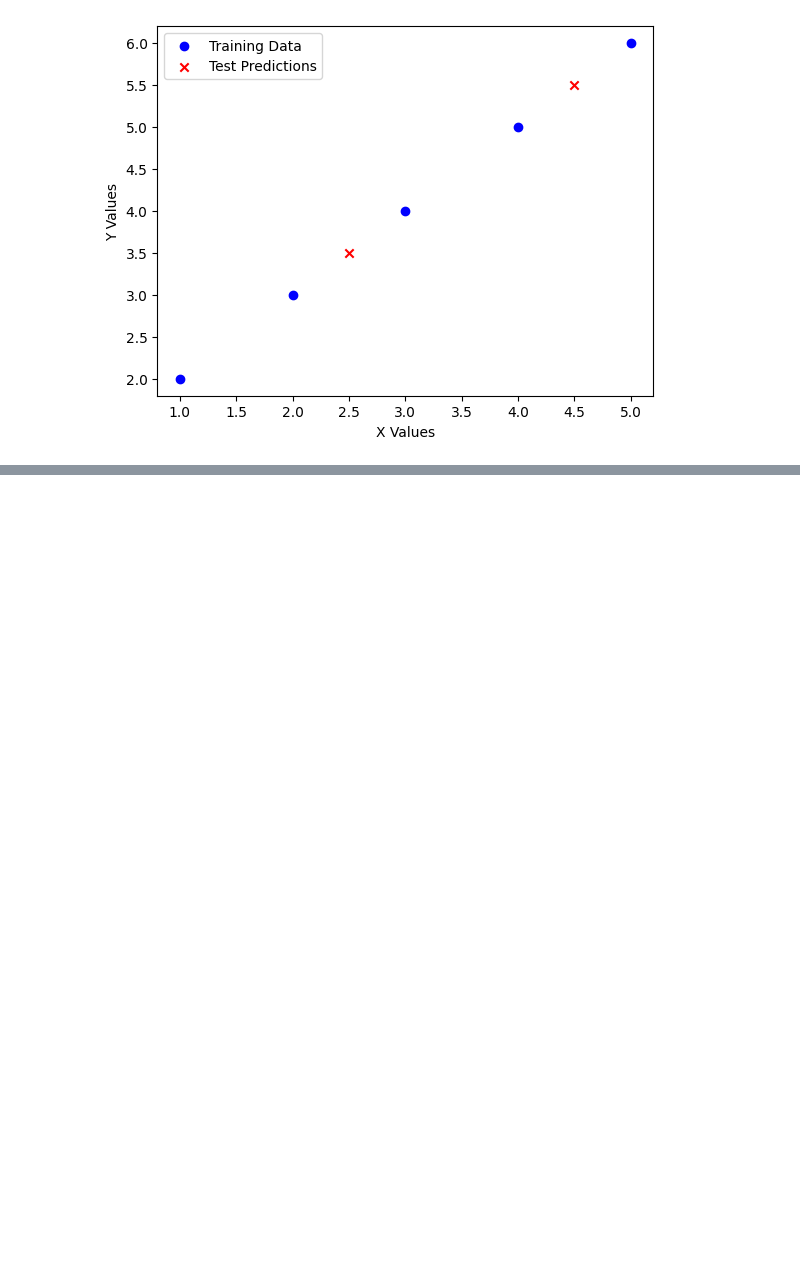
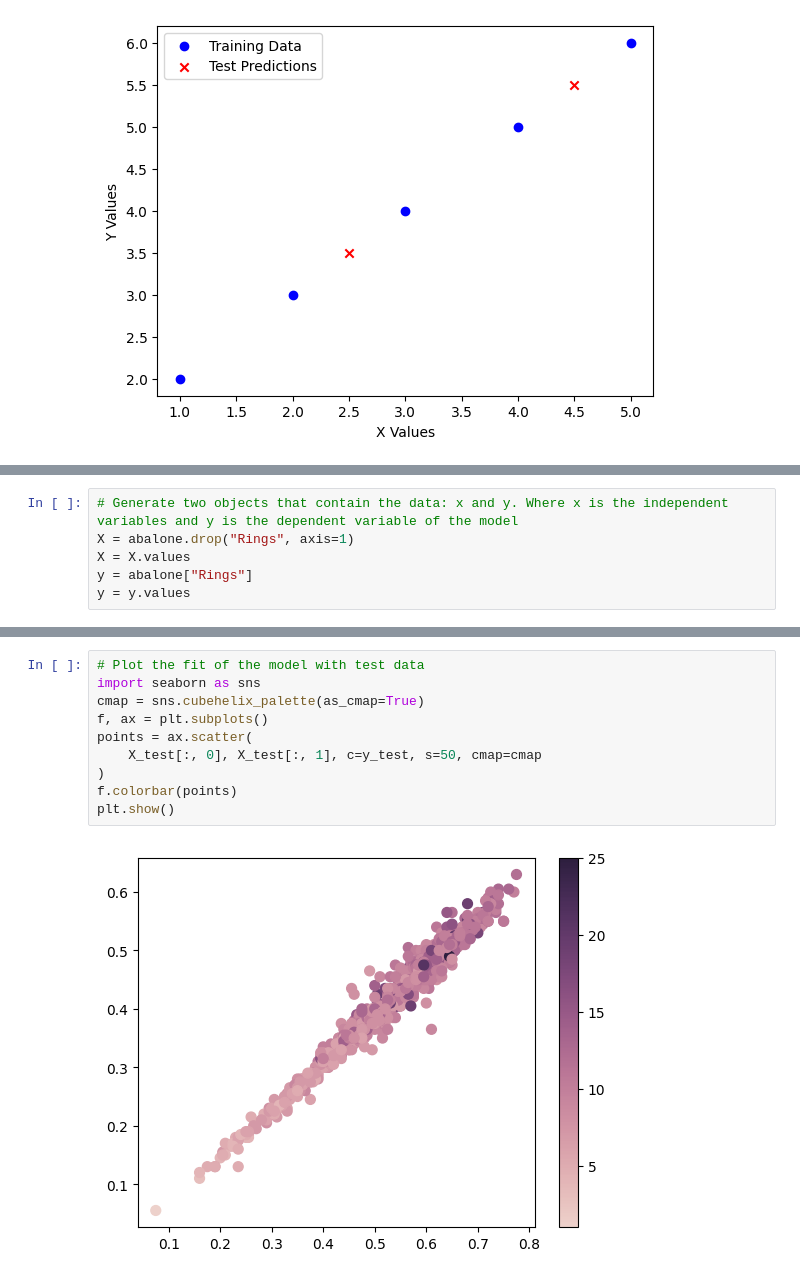
Before and after one commit to Packetouille/machine-learning-research, a Jupyter notebook: k-nearest-neighbors/K_Nearest_Neighbor.ipynb, the cells around one changed output, grey strips where cells are left out. Saved outputs shown, nothing was run; the diff lists cells and outputs as text; blank space fills up the shorter version.

```diff
--- a/k-nearest-neighbors/K_Nearest_Neighbor.ipynb
+++ b/k-nearest-neighbors/K_Nearest_Neighbor.ipynb
@@ -155,0 +242,6 @@ plt.show()
+# %%
+# Generate two objects that contain the data: x and y. Where x is the independent variables and y is the dependent variable of the model
+X = abalone.drop("Rings", axis=1)
+X = X.values
+y = abalone["Rings"]
+y = y.values
@@ -155,0 +323,12 @@ plt.show()
+# %%
+# Plot the fit of the model with test data
+import seaborn as sns
+cmap = sns.cubehelix_palette(as_cmap=True)
+f, ax = plt.subplots()
+points = ax.scatter(
+    X_test[:, 0], X_test[:, 1], c=y_test, s=50, cmap=cmap
+)
+f.colorbar(points)
+plt.show()
+# %% [output]
+[figure, added]
```
Also changed, not shown: parts of 22 cells of this notebook.
